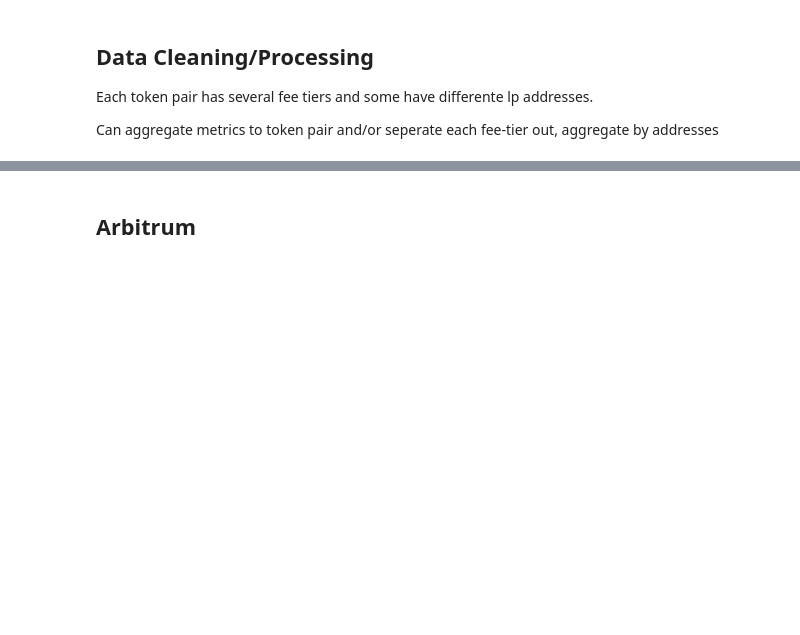
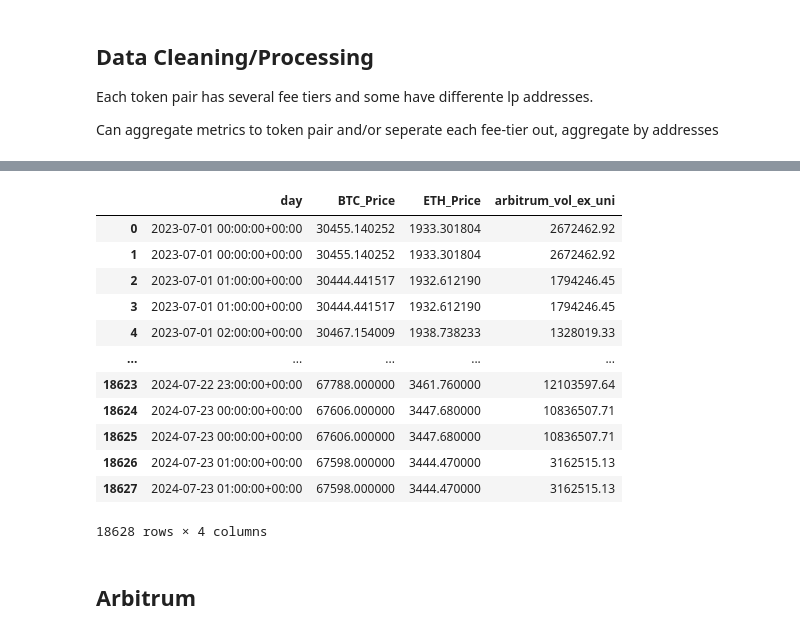
Before and after one commit to BrandynHamilton/gas_subsidy_research, a Jupyter notebook: eda.ipynb, the cells around one changed output, grey strips where cells are left out. Saved outputs shown, nothing was run; the diff lists cells and outputs as text; code cells hidden in the pictures; blank space fills up the shorter version.

```diff
--- a/eda.ipynb
+++ b/eda.ipynb
@@ -163,0 +177,7 @@ trader_classifier_df.head()
+# %%
+prices_path = 'data/prices_vol.csv'
+prices_vol_df = pd.read_csv(prices_path)
+prices_vol_df.drop(columns=['__row_index'], inplace=True)
+prices_vol_df['dt'] = pd.to_datetime(prices_vol_df['dt'])
+prices_vol_df.rename(columns={'dt':'day'}, inplace=True)
+prices_vol_df.head()
@@ -174,0 +210,11 @@ arb_pool_df['day'] = pd.to_datetime(arb_pool_df['day'])
+# %%
+prices_vol_df_pivot = prices_vol_df.drop(columns=['arbitrum_vol_ex_uni']).pivot(
+    index='day',
+    columns='symbol',
+    values='price'
+
+    )
+
+prices_vol_df_pivot.columns = [f'{col[0]}_{col[1]}' for col in prices_vol_df_pivot.columns]
+prices_vol_df_pivot.rename(columns={"W_B":"BTC_Price","W_E":"ETH_Price"}, inplace=True)
+prices_vol_df_pivot
@@ -175,3 +236,26 @@ arb_pool_df['day'] = pd.to_datetime(arb_pool_df['day'])
+# %%
+prices_vol_df_pivot = prices_vol_df_pivot.merge(prices_vol_df[['day','arbitrum_vol_ex_uni']],
+                                                how='inner', on='day'
+
+
+
+                                                )
+
+prices_vol_df_pivot
+# %% [output]
+|  | day | BTC_Price | ETH_Price | arbitrum_vol_ex_uni |
+| 0 | 2023-07-01 00:00:00+00:00 | 30455.140252 | 1933.301804 | 2672462.92 |
+| 1 | 2023-07-01 00:00:00+00:00 | 30455.140252 | 1933.301804 | 2672462.92 |
+| 2 | 2023-07-01 01:00:00+00:00 | 30444.441517 | 1932.612190 | 1794246.45 |
+| 3 | 2023-07-01 01:00:00+00:00 | 30444.441517 | 1932.612190 | 1794246.45 |
+| 4 | 2023-07-01 02:00:00+00:00 | 30467.154009 | 1938.738233 | 1328019.33 |
+| ... | ... | ... | ... | ... |
+| 18623 | 2024-07-22 23:00:00+00:00 | 67788.000000 | 3461.760000 | 12103597.64 |
+| 18624 | 2024-07-23 00:00:00+00:00 | 67606.000000 | 3447.680000 | 10836507.71 |
+| 18625 | 2024-07-23 00:00:00+00:00 | 67606.000000 | 3447.680000 | 10836507.71 |
+| 18626 | 2024-07-23 01:00:00+00:00 | 67598.000000 | 3444.470000 | 3162515.13 |
+| 18627 | 2024-07-23 01:00:00+00:00 | 67598.000000 | 3444.470000 | 3162515.13 |
+18628 rows × 4 columns
 # %% [markdown]
 ## Arbitrum
 # %% [markdown]
```
Also changed, not shown: parts of 77 cells of this notebook, 2 other files.
